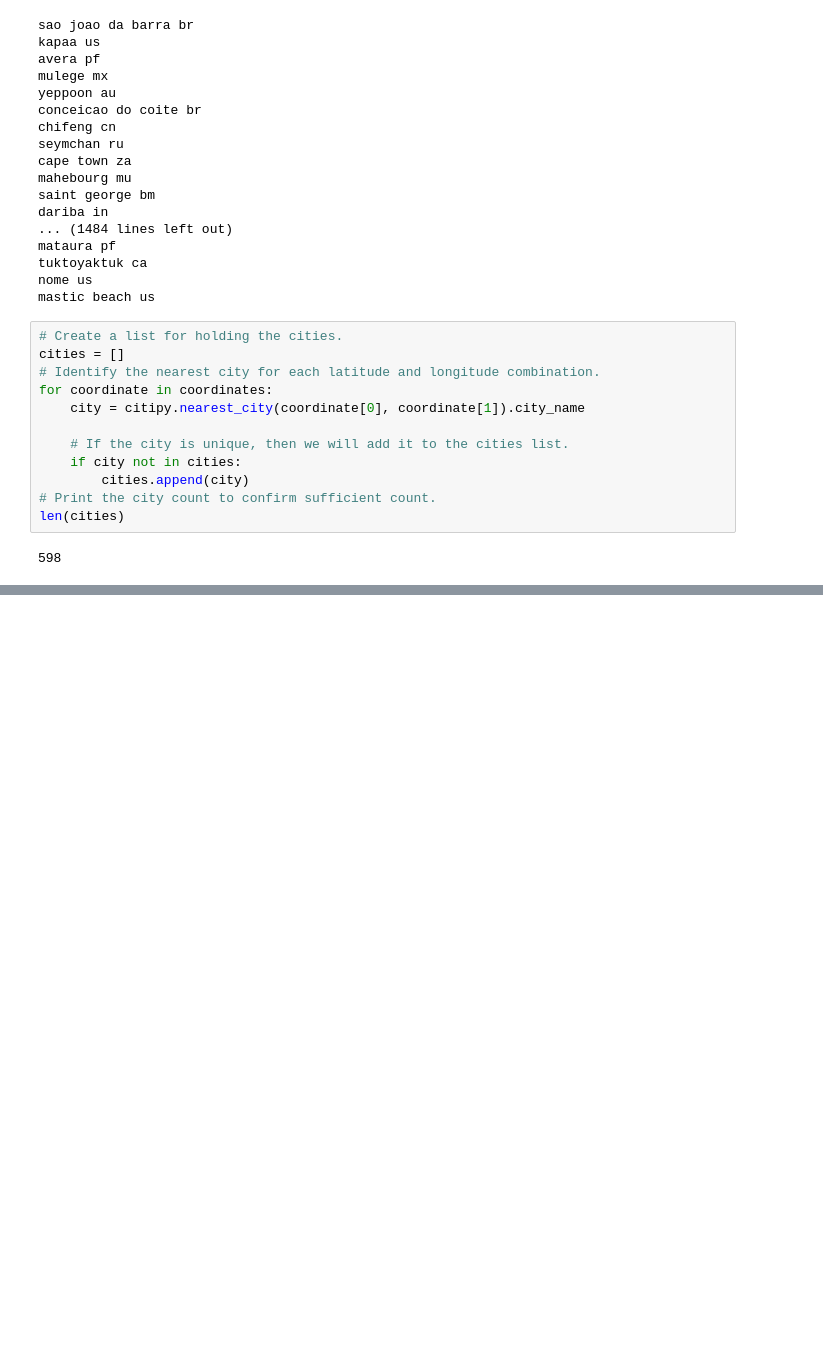
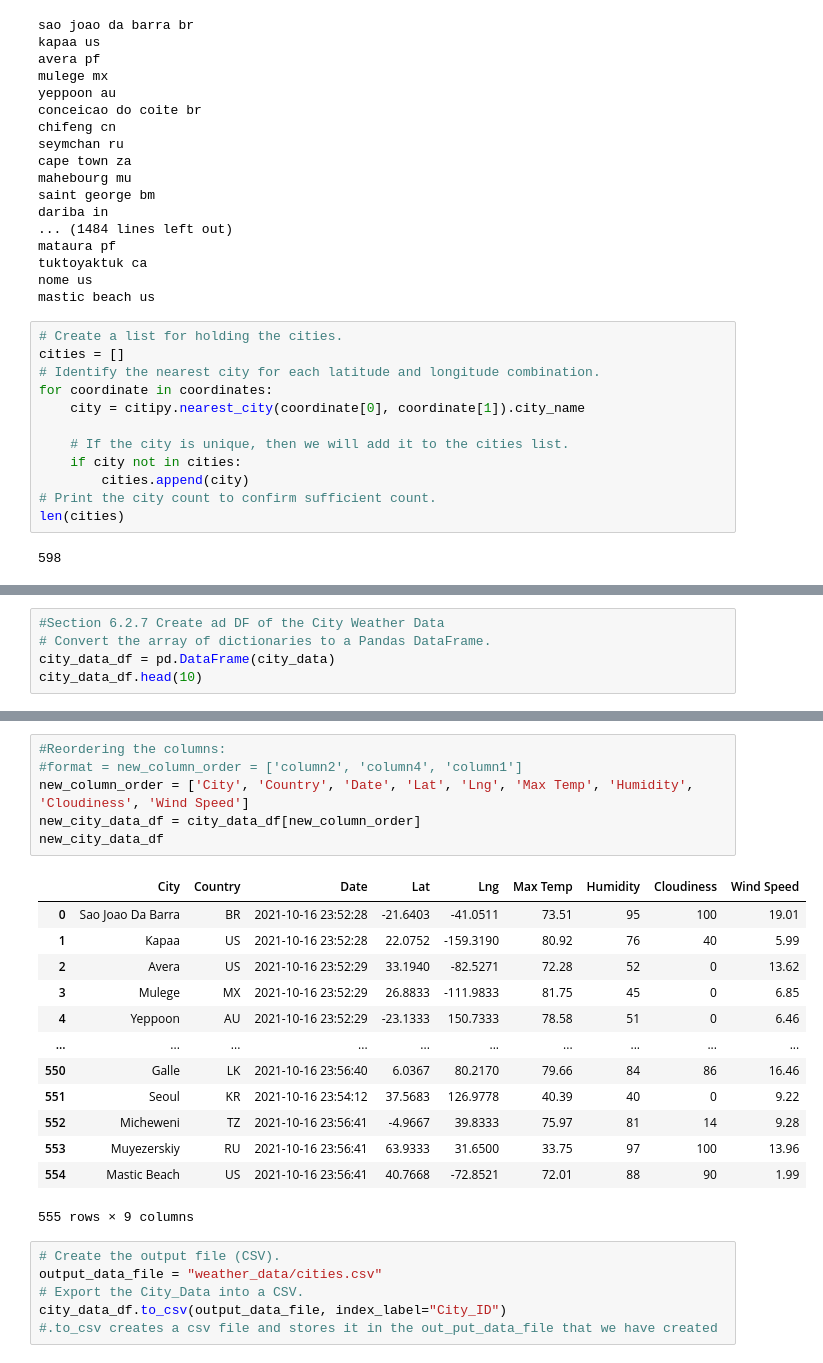
Before and after one commit to tutran90/World_Weather_Analysis, a Jupyter notebook: WeatherPy.ipynb, the cells around one changed output, grey strips where cells are left out. Saved outputs shown, nothing was run; the diff lists cells and outputs as text; blank space fills up the shorter version.

```diff
--- a/WeatherPy.ipynb
+++ b/WeatherPy.ipynb
@@ -60,0 +183,5 @@ len(cities)
+# %%
+#Section 6.2.7 Create ad DF of the City Weather Data
+# Convert the array of dictionaries to a Pandas DataFrame.
+city_data_df = pd.DataFrame(city_data)
+city_data_df.head(10)
@@ -60,0 +200,26 @@ len(cities)
+# %%
+#Reordering the columns:
+#format = new_column_order = ['column2', 'column4', 'column1']
+new_column_order = ['City', 'Country', 'Date', 'Lat', 'Lng', 'Max Temp', 'Humidity', 'Cloudiness', 'Wind Speed']
+new_city_data_df = city_data_df[new_column_order]
+new_city_data_df
+# %% [output]
+|  | City | Country | Date | Lat | Lng | Max Temp | Humidity | Cloudiness | Wind Speed |
+| 0 | Sao Joao Da Barra | BR | 2021-10-16 23:52:28 | -21.6403 | -41.0511 | 73.51 | 95 | 100 | 19.01 |
+| 1 | Kapaa | US | 2021-10-16 23:52:28 | 22.0752 | -159.3190 | 80.92 | 76 | 40 | 5.99 |
+| 2 | Avera | US | 2021-10-16 23:52:29 | 33.1940 | -82.5271 | 72.28 | 52 | 0 | 13.62 |
+| 3 | Mulege | MX | 2021-10-16 23:52:29 | 26.8833 | -111.9833 | 81.75 | 45 | 0 | 6.85 |
+| 4 | Yeppoon | AU | 2021-10-16 23:52:29 | -23.1333 | 150.7333 | 78.58 | 51 | 0 | 6.46 |
+| ... | ... | ... | ... | ... | ... | ... | ... | ... | ... |
+| 550 | Galle | LK | 2021-10-16 23:56:40 | 6.0367 | 80.2170 | 79.66 | 84 | 86 | 16.46 |
+| 551 | Seoul | KR | 2021-10-16 23:54:12 | 37.5683 | 126.9778 | 40.39 | 40 | 0 | 9.22 |
+| 552 | Micheweni | TZ | 2021-10-16 23:56:41 | -4.9667 | 39.8333 | 75.97 | 81 | 14 | 9.28 |
+| 553 | Muyezerskiy | RU | 2021-10-16 23:56:41 | 63.9333 | 31.6500 | 33.75 | 97 | 100 | 13.96 |
+| 554 | Mastic Beach | US | 2021-10-16 23:56:41 | 40.7668 | -72.8521 | 72.01 | 88 | 90 | 1.99 |
+555 rows × 9 columns
+# %%
+# Create the output file (CSV).
+output_data_file = "weather_data/cities.csv"
+# Export the City_Data into a CSV.
+city_data_df.to_csv(output_data_file, index_label="City_ID")
+#.to_csv creates a csv file and stores it in the out_put_data_file that we have created
```
Also changed, not shown: parts of 3 cells of this notebook, 4 other files.
